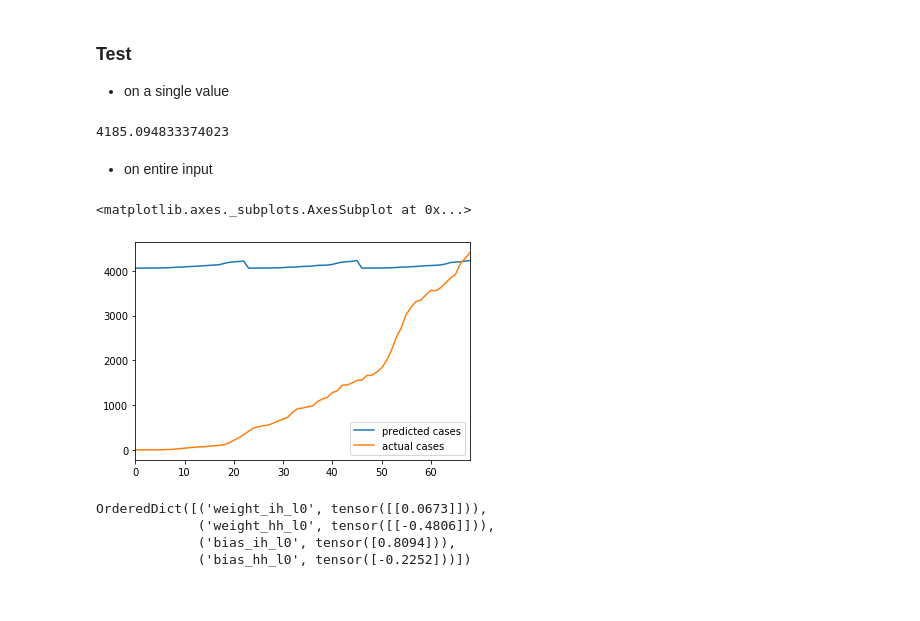
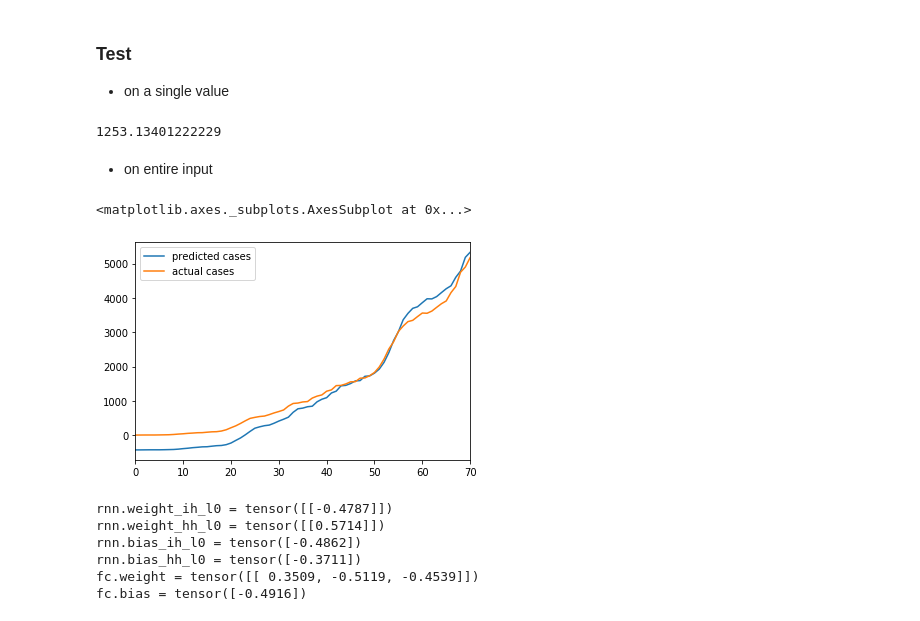
Before and after one commit to VICS-CORE/stats, a Jupyter notebook: 10_RNN.ipynb, the cells around one changed output. Cells and saved outputs as stored; diff of their text form; code cells hidden in the pictures.

Commit message:
Used nn.module. Added data loader. Loss across all values of t. Trained for 20 epochs.

```diff
--- a/10_RNN.ipynb
+++ b/10_RNN.ipynb
@@ -49,9 +63,3 @@ df[37:].head()
 | 41 | 2020-03-11 | 8 | 0 | 0 |
 # %% [markdown]
 ### Prep data
-# %%
-cnf = np.array(df['confirmed'][37:].rolling(6, center=True, min_periods=1).mean()) / 10000
-# data to be prepped in the form of seq_len, batch, num_inputs. so 3, 1, 1
-dl = len(cnf) - 3 # dataset length
-ip = torch.tensor(np.array([cnf[:-3], cnf[1:-2], cnf[2:-1]]).reshape(dl, 3, 1, 1), dtype=torch.float32)
-op = torch.tensor(np.array(cnf[3:]), dtype=torch.float32)
@@ -67,23 +89,0 @@ optimizer = top.Adam(model.parameters(), lr=0.1)
-# %%
-loss_vals = []
-pred_vals = []
-# h = torch.tensor(np.array([0]).reshape(1, 1, 1), dtype=torch.float32)
-for i in range(dl):
-    _, pred = model(ip[i%dl])
-    loss = loss_fn(pred, op[i%dl])
-
-    loss_vals.append(loss.item())
-    if i%10 == 0:
-        print("Iter:", i, "Loss:", loss.item(), "Out:", pred.item(), "Ex:", op[i%dl].item()*10000)
-#         print(model.state_dict())
-
-    optimizer.zero_grad()
-    loss.backward()
-    optimizer.step()
-
-df_loss = pd.DataFrame({
-    'loss': loss_vals
-})
-df_loss.plot(
-    y='loss'
-)
@@ -101,37 +171,41 @@ Iter: 60 Loss: 5.747375325881876e-05 Out: 0.36363115906715393 Ex: 3560.500144958
 ### Test
 - on a single value
 # %%
-test_in = np.array([1000, 2000, 3000]) / 10000
+test_in = np.array([1000, 1200, 1300]) / 10000
 t = torch.tensor(
     test_in.reshape(3, 1, 1),
     dtype=torch.float32
 )
-_, out = model(t)
-print(out.item() * 10000)
+out = model.predict(t)
+print(out.view(3)[2].item() * 10000)
 # %% [output]
-4185.094833374023
+1253.13401222229
 # %% [markdown]
 - on entire input
 # %%
 pred_vals = []
 out_vals = []
-for idx,i in enumerate(ip):
-    _, pred = model(i)
-    pred_vals.append(pred.item() * 10000)
-    out_vals.append(op[idx].item() * 10000)
+for data in data_loader:
+    ip, op = data
+    pred = model.predict(ip.view(SEQ_LEN, 1, 1))
+    pred_vals.append(pred.view(3)[2].item() * 10000)
+    out_vals.append(op.view(3)[2].item() * 10000)
 
 cmp_df = pd.DataFrame({
     'predicted cases': pred_vals,
     'actual cases': out_vals
 })
 cmp_df.plot()
 # %% [output]
 <matplotlib.axes._subplots.AxesSubplot at 0x...>
-[figure, old version]
+[figure, new version]
-# %%
-model.state_dict()
-# %% [output]
-OrderedDict([('weight_ih_l0', tensor([[0.0673]])),
-             ('weight_hh_l0', tensor([[-0.4806]])),
-             ('bias_ih_l0', tensor([0.8094])),
-             ('bias_hh_l0', tensor([-0.2252]))])
+# %%
+for k in model.state_dict().keys():
+    print(k, "=", model.state_dict()[k])
+# %% [output]
+rnn.weight_ih_l0 = tensor([[-0.4787]])
+rnn.weight_hh_l0 = tensor([[0.5714]])
+rnn.bias_ih_l0 = tensor([-0.4862])
+rnn.bias_hh_l0 = tensor([-0.3711])
+fc.weight = tensor([[ 0.3509, -0.5119, -0.4539]])
+fc.bias = tensor([-0.4916])
```
Also changed, not shown: parts of 9 cells of this notebook.
